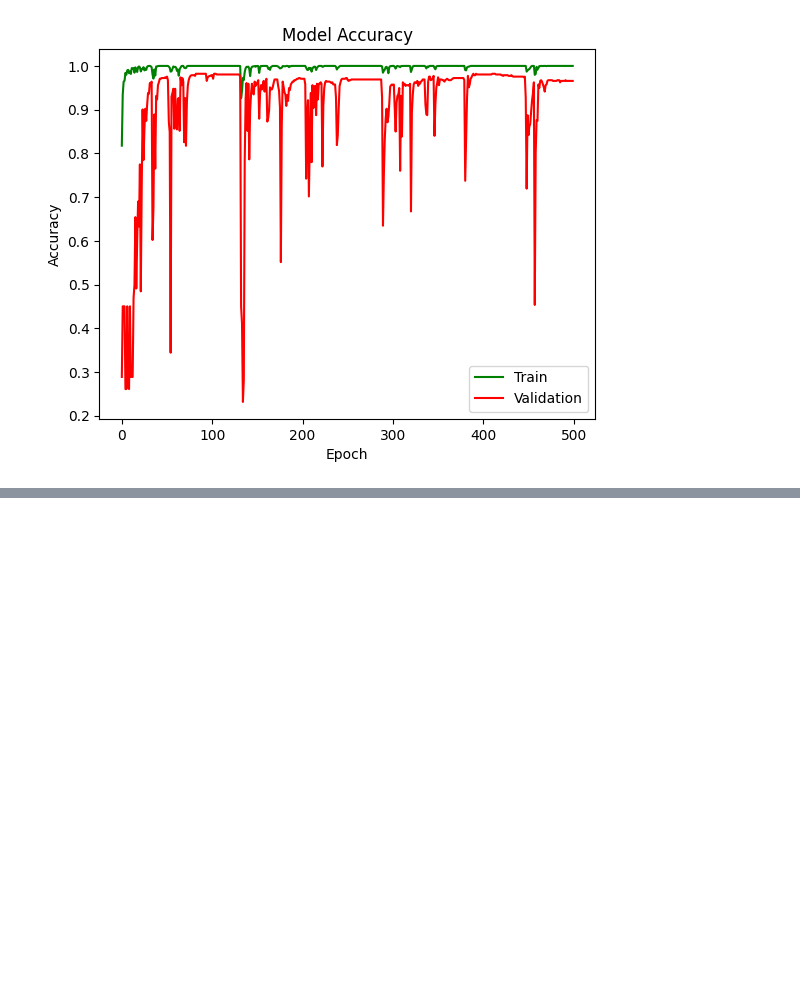
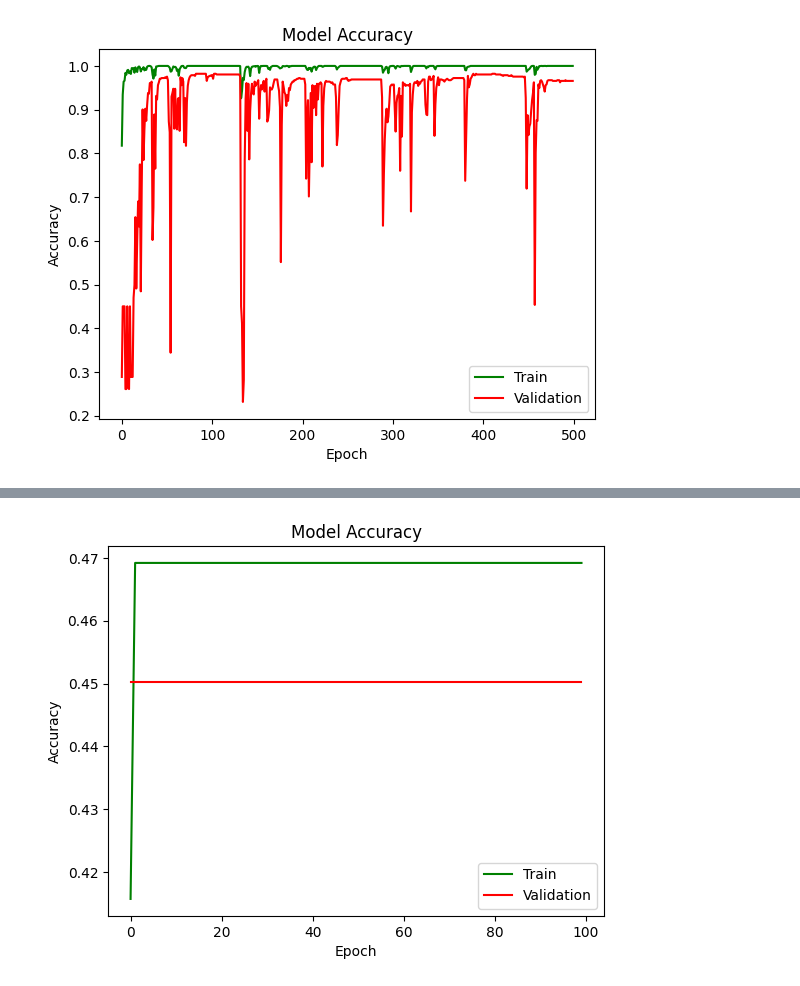
Before and after one commit to Mahdiyeh-Asgharpour/Multi-Stage-Brain-Tumor-Diagnosis, a Jupyter notebook: code.ipynb, the cells around one changed output, grey strips where cells are left out. Cells and saved outputs as stored; diff of their text form; code cells hidden in the pictures; blank space fills up the shorter version.

Commit message:
VGG (Visual Geometry Group)

```diff
--- a/code.ipynb
+++ b/code.ipynb
@@ -108,9 +90,9 @@ for i in range(1,4):
         image_path = os.path.join(input_folder, image_name)
         image = Image.open(image_path)
         gray_image = image.convert('L')
-        gray_image = gray_image.resize((128, 128))
+        gray_image = gray_image.resize((224, 224))
         image_array = np.array(gray_image)
-        image_array=image_array.reshape(128, 128, 1)
+        image_array=image_array.reshape(224, 224, 1)
         normalized_image = image_array / 255.0 #it should be between 0 and 1
         normalized_images.append(normalized_image)
     print(str(len(normalized_images))+" for folder"+str(i))
@@ -425,0 +410,13 @@ plt.show()
+# %%
+import tensorflow as tf
+from tensorflow.keras.applications import VGG16
+from tensorflow.keras import layers, models
+model = VGG16(weights='imagenet', include_top=False, input_shape=(224, 224, 3))
+x = model.output
+x = layers.Flatten()(x)
+x = layers.Dense(4096, activation='relu')(x)
+x = layers.Dense(4096, activation='relu')(x)
+predictions = layers.Dense(3, activation='softmax')(x)
+model_VGG = models.Model(inputs=model.input, outputs=predictions)
+model_VGG.compile(optimizer='adamw', loss='categorical_crossentropy', metrics=['accuracy'])
+history_VGG = model_VGG.fit(x_train, y_train, epochs=100, batch_size=64, validation_data=(x_test, y_test))
@@ -425,0 +441,11 @@ plt.show()
+# %%
+import matplotlib.pyplot as plt
+plt.plot(history_VGG.history['accuracy'],color="green")
+plt.plot(history_VGG.history['val_accuracy'],color="red")
+plt.title('Model Accuracy')
+plt.ylabel('Accuracy')
+plt.xlabel('Epoch')
+plt.legend(['Train', 'Validation'], loc='lower right')
+plt.show()
+# %% [output]
+[figure, added]
```
Also changed, not shown: parts of 5 cells of this notebook.
